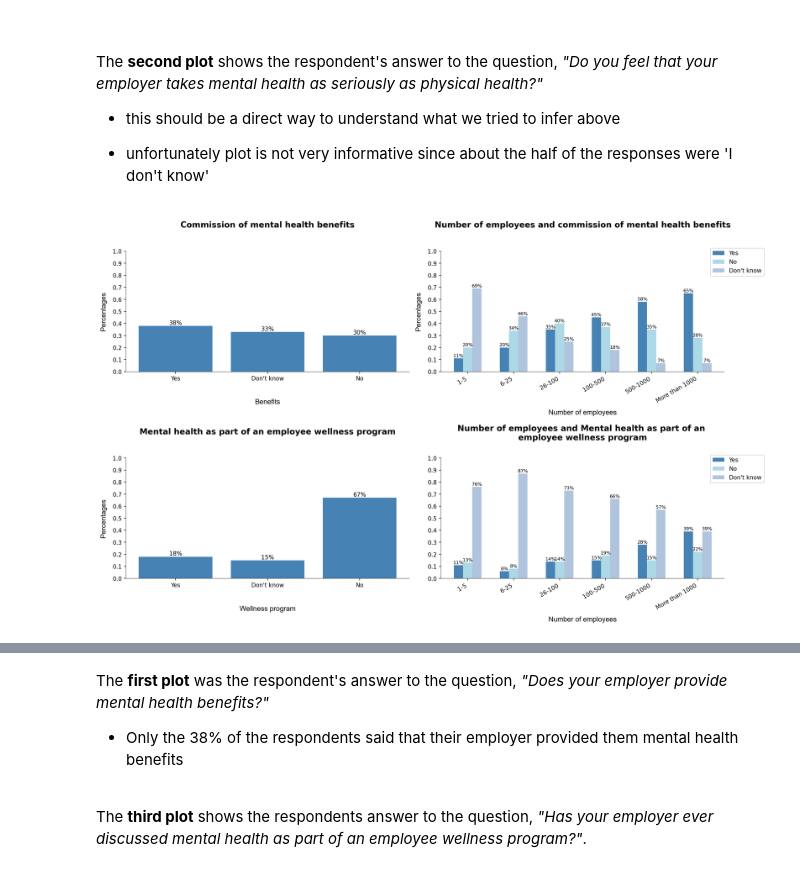
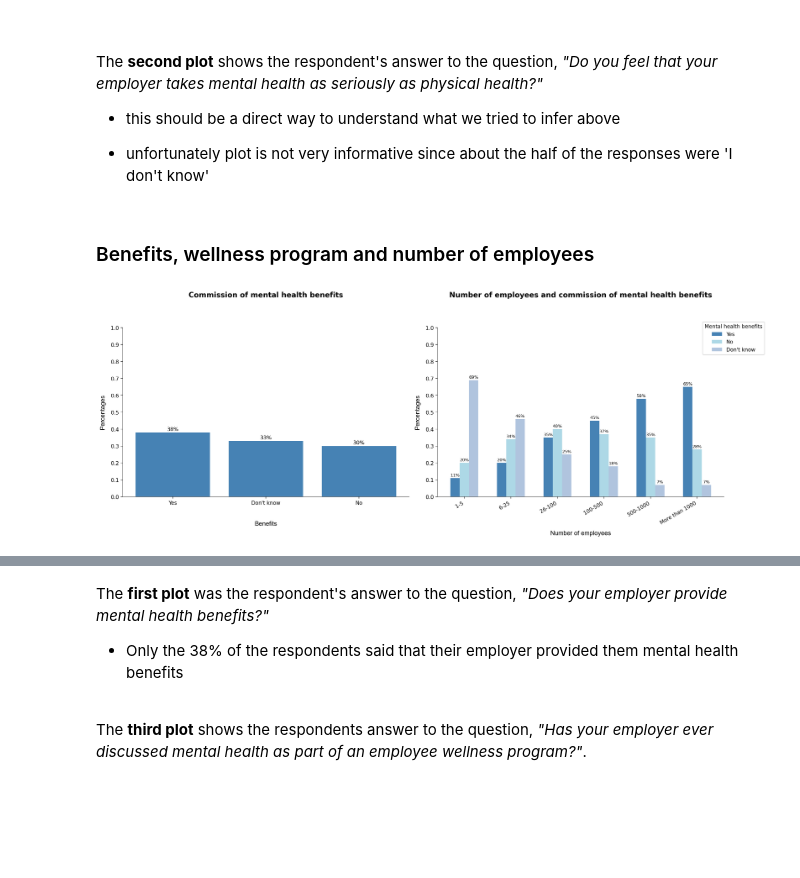
Before and after one commit to EmmaTosato/Programming_Project, a Jupyter notebook: jupyter_project.ipynb, the cells around one changed output, grey strips where cells are left out. Saved outputs shown, nothing was run; the diff lists cells and outputs as text; code cells hidden in the pictures; blank space fills up the shorter version.

```diff
--- a/jupyter_project.ipynb
+++ b/jupyter_project.ipynb
@@ -765,6 +794,8 @@ The **second plot** shows the respondent's answer to the question, *"Do you feel
 - this should be a direct way to understand what we tried to infer above
 
 - unfortunately plot is not very informative since about the half of the responses were 'I don't know'
+# %% [markdown]
+### Benefits, wellness program and number of employees
 # %%
 # 1
 labels_ben = mental_health_df['benefits'].value_counts().index.to_list()               # 'Yes', "Don't know", 'No'
@@ -779,80 +810,44 @@ yes_perc1 = percent(df_no_ben, 'Yes')
 no_perc1 = percent(df_no_ben, 'Don\'t know')
 idk_perc1 = percent(df_no_ben, 'No')
 
-# 3
-labels_well = mental_health_df['wellness_program'].value_counts().reindex(labels_ben).index.to_list()          #'Yes', "Don't know", 'No'
-counts_well = list(map(lambda x: round((x/tot_rows),2), mental_health_df['wellness_program'].value_counts().reindex(labels_well)))
-
-#4
-df_no_well = mental_health_df.groupby(['no_employees', 'wellness_program'])['wellness_program'].count().unstack(0)
-df_no_well = df_no_well.reindex(index =labels_well , columns= labels_no)
-yes_perc2 = percent(df_no_well, 'Yes')
-no_perc2 = percent(df_no_well, 'Don\'t know')
-idk_perc2 = percent(df_no_well, 'No')
-
-
 # The label locations
 x = np.arange(len(labels_no))
 width = 0.2  # the width of the bars
 
 # Plots
-fig1, [[ax1, ax2], [ax3, ax4]] = plt.subplots(2, 2, figsize =(16, 10))
+fig1, (ax1, ax2)= plt.subplots(1, 2, figsize =(18, 7))
 ax1.bar(labels_ben, counts_ben, color ='steelblue', label=labels_ben)
 ax2.bar(x - 0.2, yes_perc1, width, color= 'steelblue', label= 'Yes')
 ax2.bar(x, no_perc1, width, color= 'lightblue', label ='No')
 ax2.bar(x + 0.2, idk_perc1, width, color= 'lightsteelblue', label ='Don\'t know')
-ax3.bar(labels_well, counts_well, color ='steelblue', label=labels_well)
-ax4.bar(x - 0.2, yes_perc2, width, color= 'steelblue', label= 'Yes')
-ax4.bar(x, no_perc2, width, color= 'lightblue', label ='No')
-ax4.bar(x + 0.2, idk_perc2, width, color= 'lightsteelblue', label ='Don\'t know')
 
 # Labels, ticks
 ax1.set_xlabel("Benefits", labelpad= 30.0, fontname="Arial", fontsize=12, fontweight = 'medium')
 ax2.set_xlabel("Number of employees", labelpad= 10.0, fontname="Arial", fontsize=12, fontweight = 'medium')
-ax3.set_xlabel("Wellness program", labelpad= 30.0, fontname="Arial", fontsize=12, fontweight = 'medium')
-ax4.set_xlabel("Number of employees", labelpad= 10.0, fontname="Arial", fontsize=12, fontweight = 'medium')
 ax1.set_ylabel("Percentages", labelpad= 10.0, fontname="Arial", fontsize=12, fontweight = 'medium')
 ax2.set_ylabel("Percentages", labelpad= 10.0, fontname="Arial", fontsize=12, fontweight = 'medium')
-ax3.set_ylabel("Percentages", labelpad= 10.0, fontname="Arial", fontsize=12, fontweight = 'medium')
-ax3.set_ylabel("Percentages", labelpad= 10.0, fontname="Arial", fontsize=12, fontweight = 'medium')
 ax2.set_xticks(list(range(0,6)), labels_no, rotation = 30, ha='right')
-ax4.set_xticks(list(range(0,6)), labels_no, rotation = 30, ha='right')
 ax1.set_yticks(np.arange(0.0,1.1, 0.1))
 ax2.set_yticks(np.arange(0.0,1.1, 0.1))
-ax3.set_yticks(np.arange(0.0,1.1, 0.1))
-ax4.set_yticks(np.arange(0.0,1.1, 0.1))
-
 
 # Percenteges
 for p in ax1.patches:
     height = p.get_height()
     ax1.annotate("{}%".format(round(height*100)), (p.get_x() + p.get_width() / 2, height+ 0.01), ha='center')
 
 for p in ax2.patches:
     height = p.get_height()
     ax2.annotate("{}%".format(round(height*100)), (p.get_x() + p.get_width() / 2, height+ 0.01), ha='center', fontsize=8)
 
-for p in ax3.patches:
-    height = p.get_height()
-    ax3.annotate("{}%".format(round(height*100)), (p.get_x() + p.get_width() / 2, height+ 0.01), ha='center')
-
-for p in ax4.patches:
-    height = p.get_height()
-    ax4.annotate("{}%".format(round(height*100)), (p.get_x() + p.get_width() / 2, height+ 0.01), ha='center', fontsize=8)
-
-
 # Title
 ax1.set_title('Commission of mental health benefits', fontsize= 14, fontweight= 'heavy', color = 'black', y=1.15, pad=10)
 ax2.set_title('Number of employees and commission of mental health benefits', fontsize= 14, fontweight= 'heavy', color = 'black', y=1.15, pad=10)
-ax3.set_title('Mental health as part of an employee wellness program', fontsize= 14, fontweight= 'heavy', color = 'black', y=1.15, pad=10)
-ax4.set_title('Number of employees and Mental health as part of an \nemployee wellness program', fontsize= 14, fontweight= 'heavy', color = 'black', y=1.10, pad=10)
 
 # Legend
-ax2.legend(loc = 'upper right', bbox_to_anchor=(0.65, 0.55, 0.5, 0.5))
-ax4.legend(loc = 'upper right', bbox_to_anchor=(0.65, 0.55, 0.5, 0.5))
+ax2.legend(title = 'Mental health benefits', loc = 'upper right', bbox_to_anchor=(0.65, 0.55, 0.5, 0.5))
 
 # show
 plt.tight_layout()
 plt.show()
 # %% [output]
-[figure, old version]
+[figure, new version]
```
Also changed, not shown: parts of 23 cells of this notebook, 1 other file.
